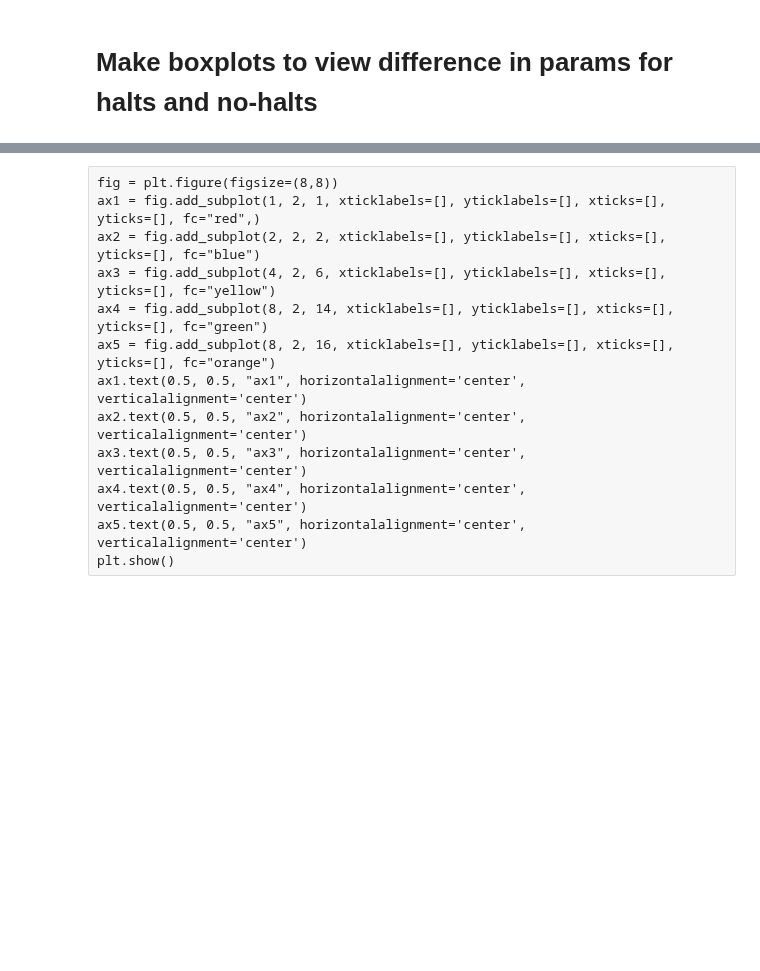
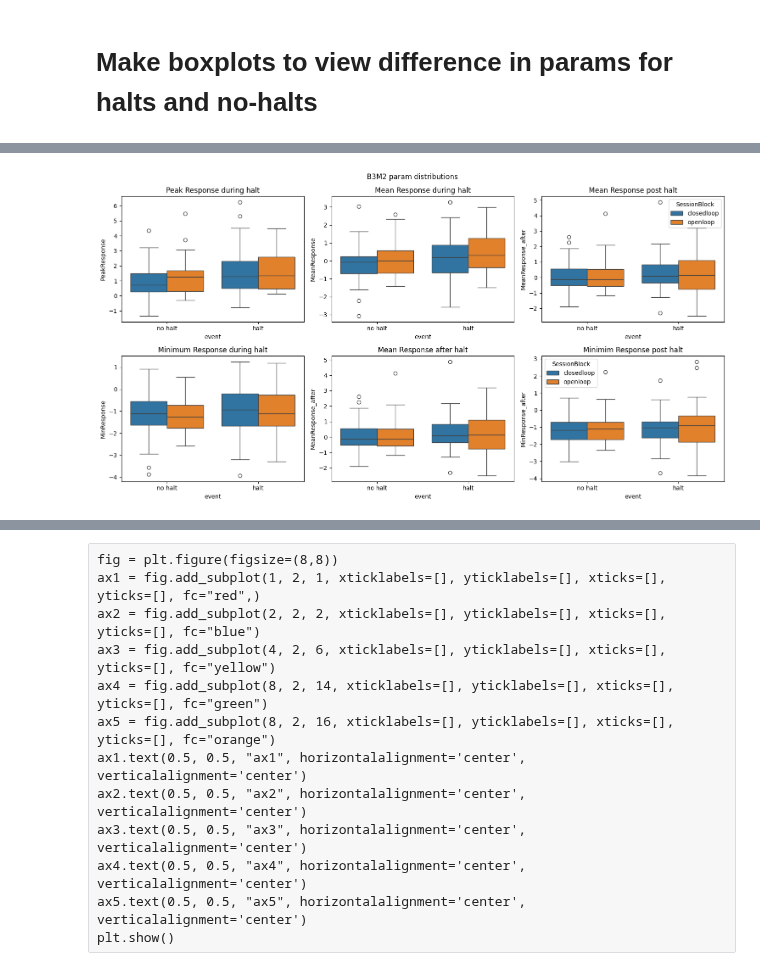
Before and after one commit to ikharitonov/vestibular_vr_pipeline, a Jupyter notebook: Mismatch_analysis/Fitting_models.ipynb, the cells around one changed output, grey strips where cells are left out. Cells and saved outputs as stored; diff of their text form; code cells hidden in the pictures; blank space fills up the shorter version.

```diff
--- a/Mismatch_analysis/Fitting_models.ipynb
+++ b/Mismatch_analysis/Fitting_models.ipynb
@@ -46,0 +70,31 @@ Nohalt_data.describe()
+# %%
+fig, ax = plt.subplots(2,3, figsize = (15, 8))
+ax = ax.flatten()
+sns.boxplot(x="event", y="PeakResponse", data=mousedata, hue="SessionBlock", ax=ax[0])
+ax[0].set_title("Peak Response during halt")
+ax[0].get_legend().remove()
+
+sns.boxplot(x="event", y="MeanResponse", data=mousedata, hue="SessionBlock", ax=ax[1])
+ax[1].set_title("Mean Response during halt")
+ax[1].get_legend().remove()
+
+sns.boxplot(x="event", y="MeanResponse_after", data=mousedata, hue="SessionBlock", ax=ax[2])
+ax[2].set_title("Mean Response post halt")
+
+
+sns.boxplot(x="event", y="MinResponse", data=mousedata, hue="SessionBlock", ax=ax[3])
+ax[3].set_title("Minimum Response during halt")
+ax[3].get_legend().remove()
+
+sns.boxplot(x="event", y="MeanResponse_after", data=mousedata, hue="SessionBlock", ax=ax[4])
+ax[4].set_title("Mean Response after halt")
+ax[4].get_legend().remove()
+
+sns.boxplot(x="event", y="MinResponse_after", data=mousedata, hue="SessionBlock", ax=ax[5])
+ax[5].set_title("Minimim Response post halt")
+fig.suptitle(f'{mouse} param distributions')
+
+fig.tight_layout(pad=1.08)
+fig.savefig(f'Figures/{sensor}_{mouse}_halt_nohalt_boxplot.png', format = 'png')
+# %% [output]
+[figure, added]
```
Also changed, not shown: parts of 38 cells of this notebook, 1 other file.
